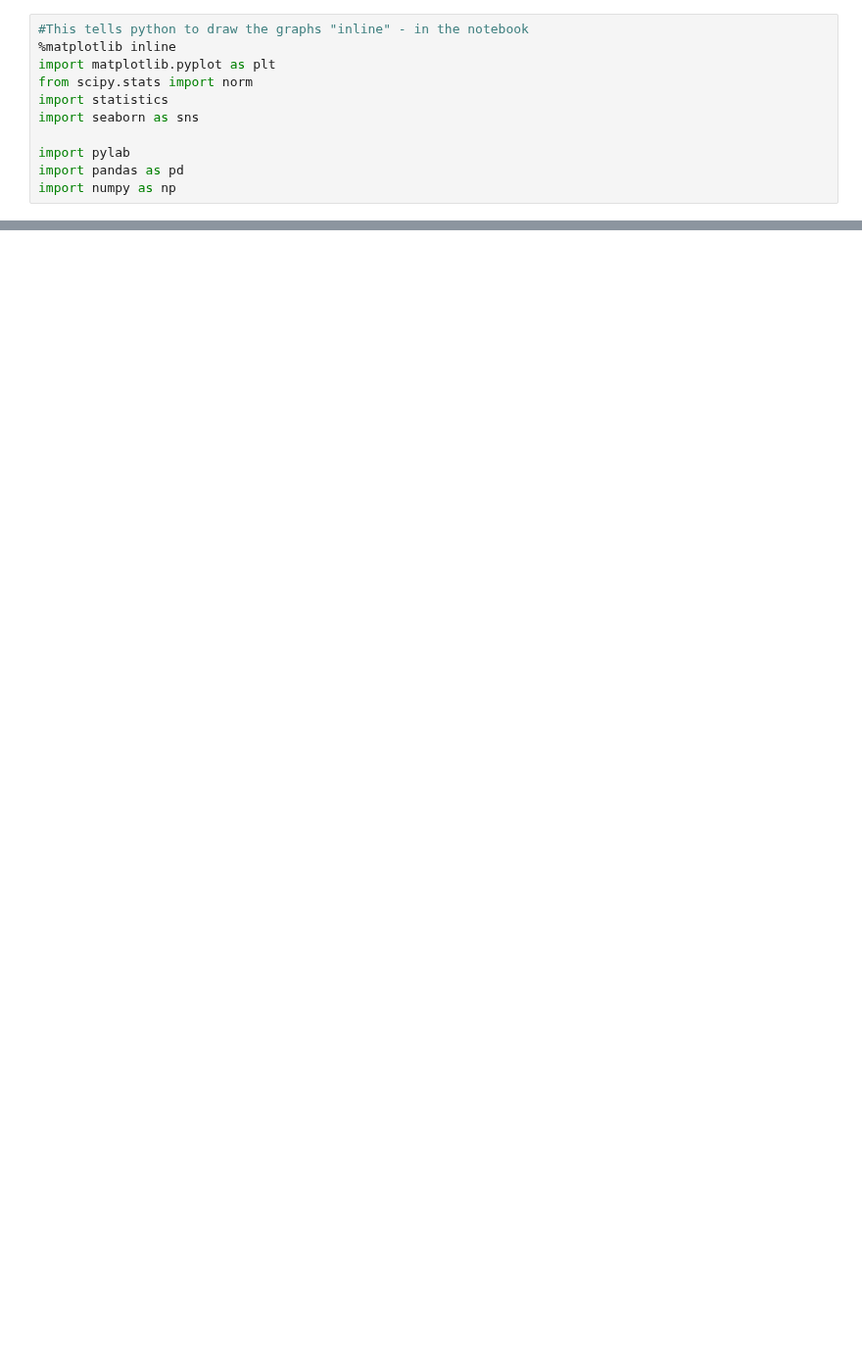
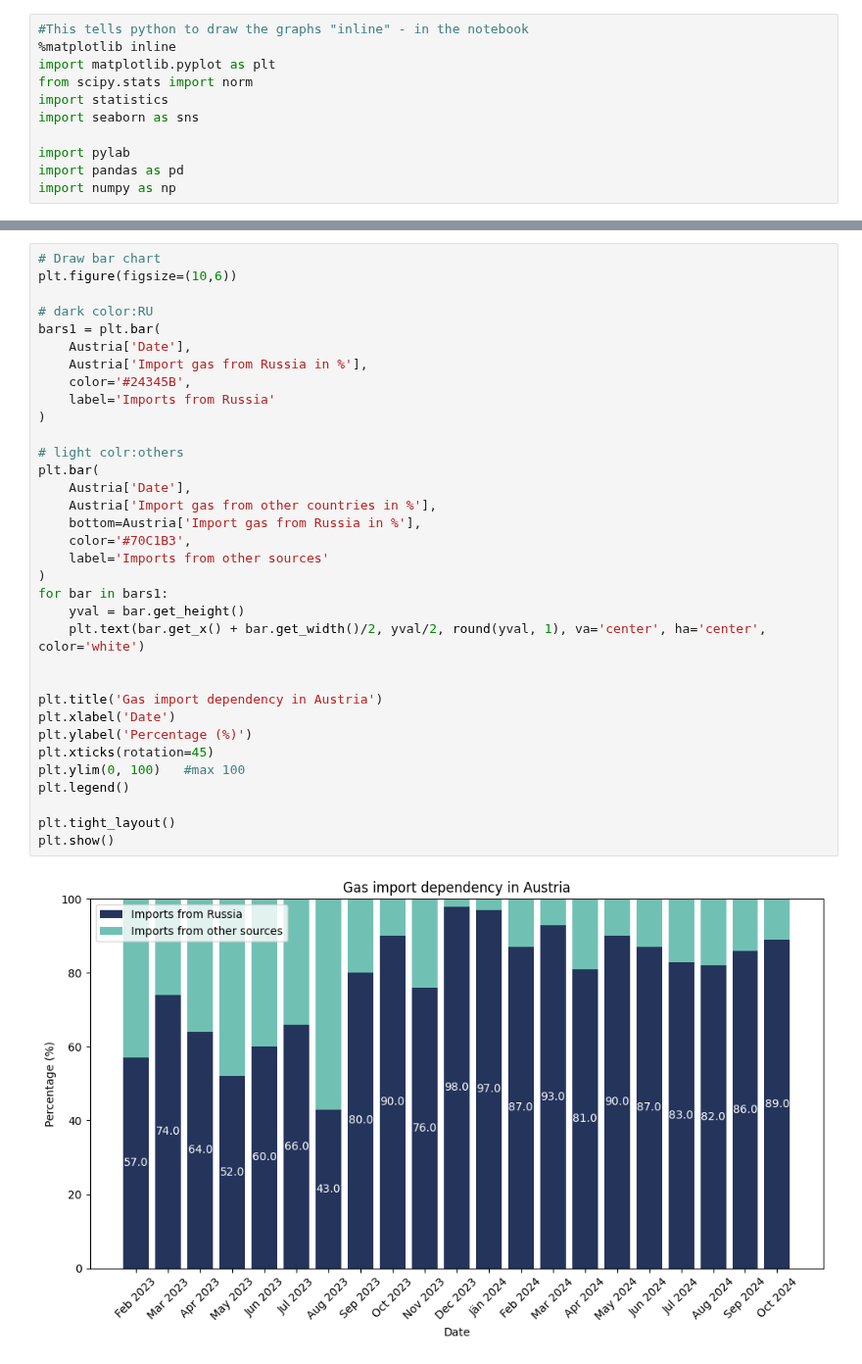
Before and after one commit to Anson422/Anson-Eva-Valerie, a Jupyter notebook: Stacked Bar Chart/A_compare.ipynb, the cells around one changed output, grey strips where cells are left out. Shown at 98% size. Saved outputs shown, nothing was run; the diff lists cells and outputs as text; blank space fills up the shorter version.

```diff
--- a/Stacked Bar Chart/A_compare.ipynb
+++ b/Stacked Bar Chart/A_compare.ipynb
@@ -83,0 +75,36 @@ dfs["Estonia"]
+# %%
+# Draw bar chart
+plt.figure(figsize=(10,6))
+
+# dark color:RU
+bars1 = plt.bar(
+    Austria['Date'],
+    Austria['Import gas from Russia in %'],
+    color='#24345B',
+    label='Imports from Russia'
+)
+
+# light colr:others
+plt.bar(
+    Austria['Date'],
+    Austria['Import gas from other countries in %'],
+    bottom=Austria['Import gas from Russia in %'],
+    color='#70C1B3',
+    label='Imports from other sources'
+)
+for bar in bars1:
+    yval = bar.get_height()
+    plt.text(bar.get_x() + bar.get_width()/2, yval/2, round(yval, 1), va='center', ha='center', color='white')
+
+
+plt.title('Gas import dependency in Austria')
+plt.xlabel('Date')
+plt.ylabel('Percentage (%)')
+plt.xticks(rotation=45)
+plt.ylim(0, 100)   #max 100
+plt.legend()
+
+plt.tight_layout()
+plt.show()
+# %% [output]
+[figure, added]
```
Also changed, not shown: parts of 5 cells of this notebook.
